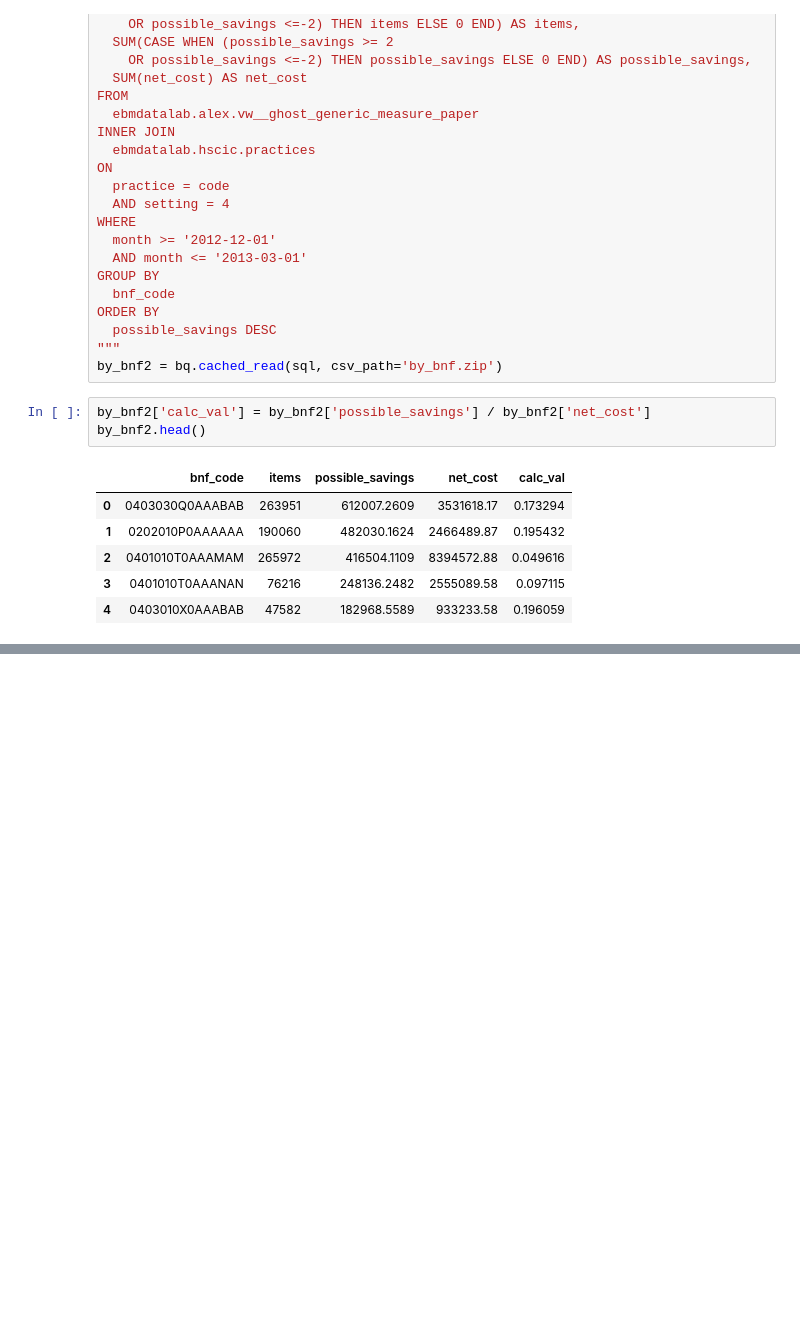
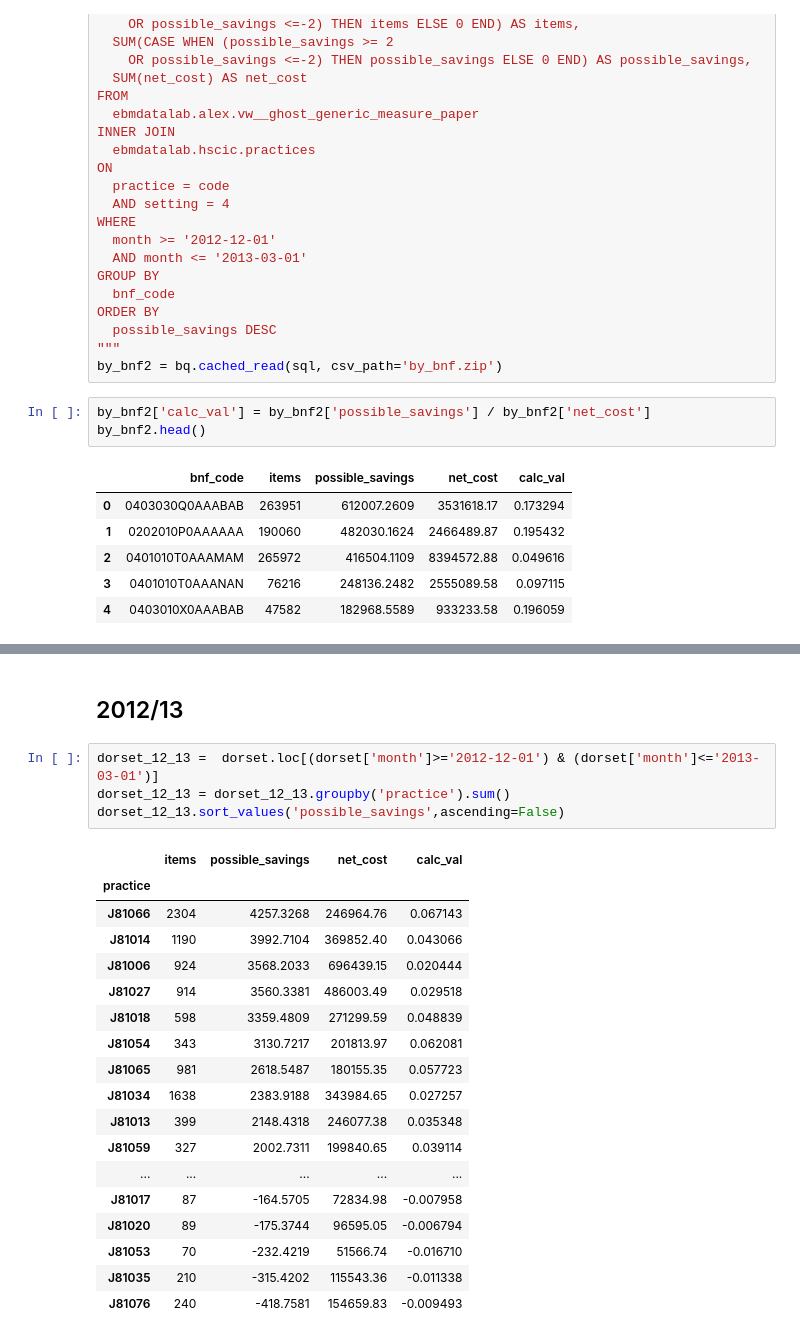
Before and after one commit to ebmdatalab/ghost_branded_generics_paper, a Jupyter notebook: Ghost Branded Generics.ipynb, the cells around one changed output, grey strips where cells are left out. Saved outputs shown, nothing was run; the diff lists cells and outputs as text; blank space fills up the shorter version.

```diff
--- a/Ghost Branded Generics.ipynb
+++ b/Ghost Branded Generics.ipynb
@@ -289,0 +323,25 @@ by_bnf2.head()
+# %% [markdown]
+## 2012/13
+# %%
+dorset_12_13 =  dorset.loc[(dorset['month']>='2012-12-01') & (dorset['month']<='2013-03-01')]
+dorset_12_13 = dorset_12_13.groupby('practice').sum()
+dorset_12_13.sort_values('possible_savings',ascending=False)
+# %% [output]
+|  | items | possible_savings | net_cost | calc_val |
+| practice |  |  |  |  |
+| J81066 | 2304 | 4257.3268 | 246964.76 | 0.067143 |
+| J81014 | 1190 | 3992.7104 | 369852.40 | 0.043066 |
+| J81006 | 924 | 3568.2033 | 696439.15 | 0.020444 |
+| J81027 | 914 | 3560.3381 | 486003.49 | 0.029518 |
+| J81018 | 598 | 3359.4809 | 271299.59 | 0.048839 |
+| J81054 | 343 | 3130.7217 | 201813.97 | 0.062081 |
+| J81065 | 981 | 2618.5487 | 180155.35 | 0.057723 |
+| J81034 | 1638 | 2383.9188 | 343984.65 | 0.027257 |
+| J81013 | 399 | 2148.4318 | 246077.38 | 0.035348 |
+| J81059 | 327 | 2002.7311 | 199840.65 | 0.039114 |
+| ... | ... | ... | ... | ... |
+| J81017 | 87 | -164.5705 | 72834.98 | -0.007958 |
+| J81020 | 89 | -175.3744 | 96595.05 | -0.006794 |
+| J81053 | 70 | -232.4219 | 51566.74 | -0.016710 |
+| J81035 | 210 | -315.4202 | 115543.36 | -0.011338 |
+| J81076 | 240 | -418.7581 | 154659.83 | -0.009493 |
```
Also changed, not shown: parts of 7 cells of this notebook.
